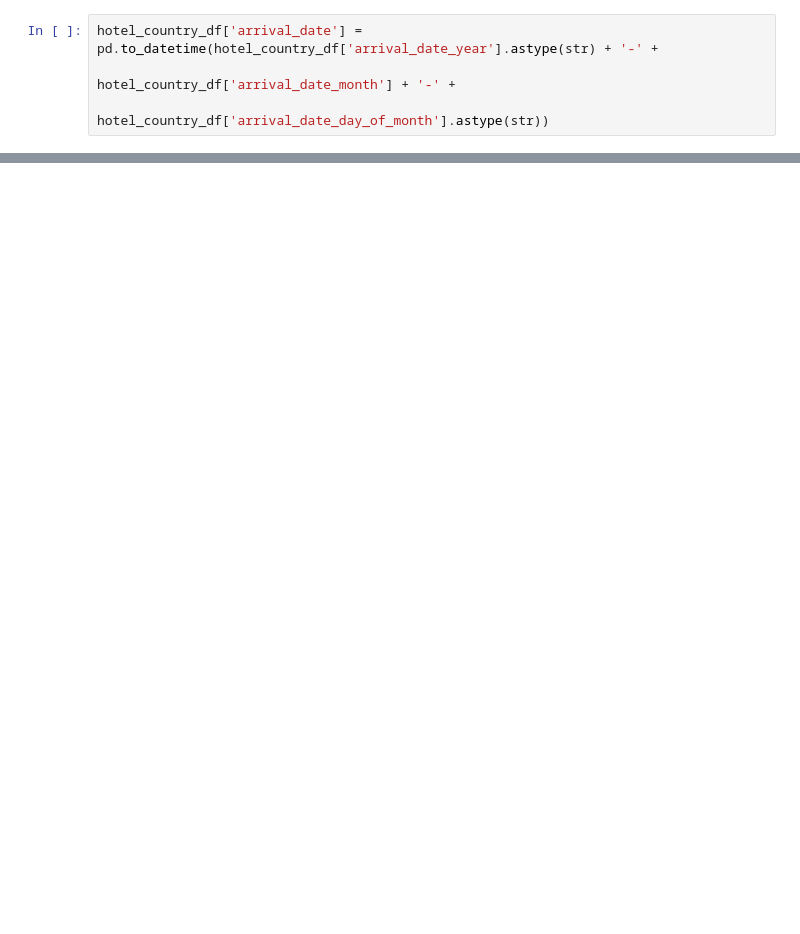
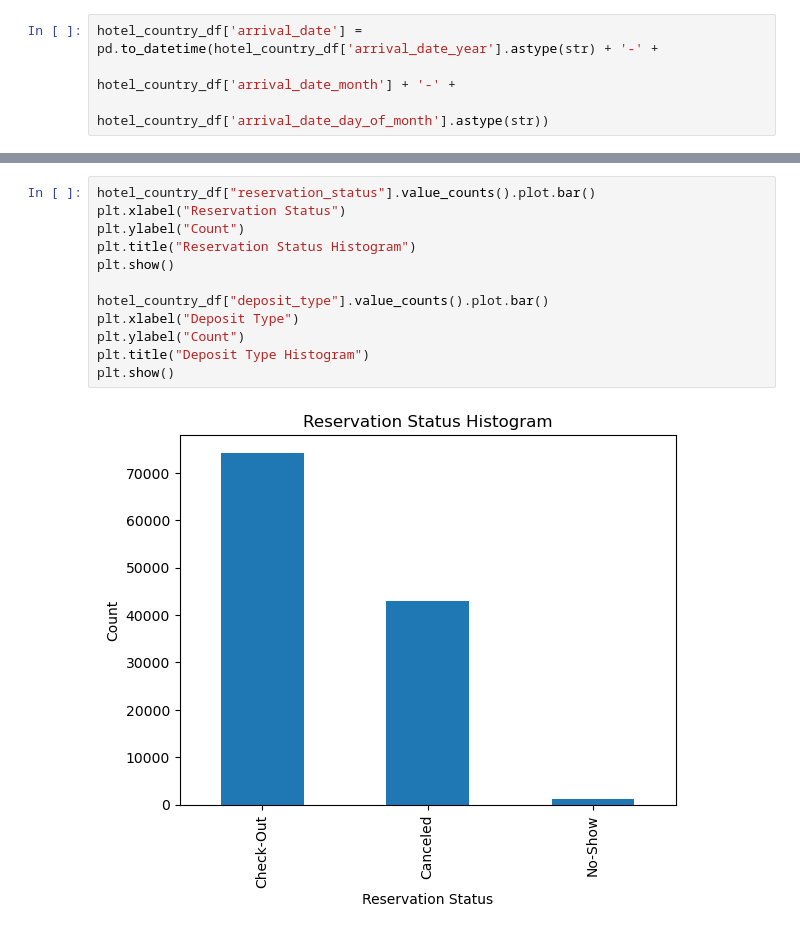
Before and after one commit to pin164/project_1, a Jupyter notebook: money.ipynb, the cells around one changed output, grey strips where cells are left out. Saved outputs shown, nothing was run; the diff lists cells and outputs as text; blank space fills up the shorter version.

```diff
--- a/money.ipynb
+++ b/money.ipynb
@@ -106,0 +380,14 @@ arrival_date
+# %%
+hotel_country_df["reservation_status"].value_counts().plot.bar()
+plt.xlabel("Reservation Status")
+plt.ylabel("Count")
+plt.title("Reservation Status Histogram")
+plt.show()
+
+hotel_country_df["deposit_type"].value_counts().plot.bar()
+plt.xlabel("Deposit Type")
+plt.ylabel("Count")
+plt.title("Deposit Type Histogram")
+plt.show()
+# %% [output]
+[figure, added]
```
Also changed, not shown: parts of 32 cells of this notebook, 2 other files.
